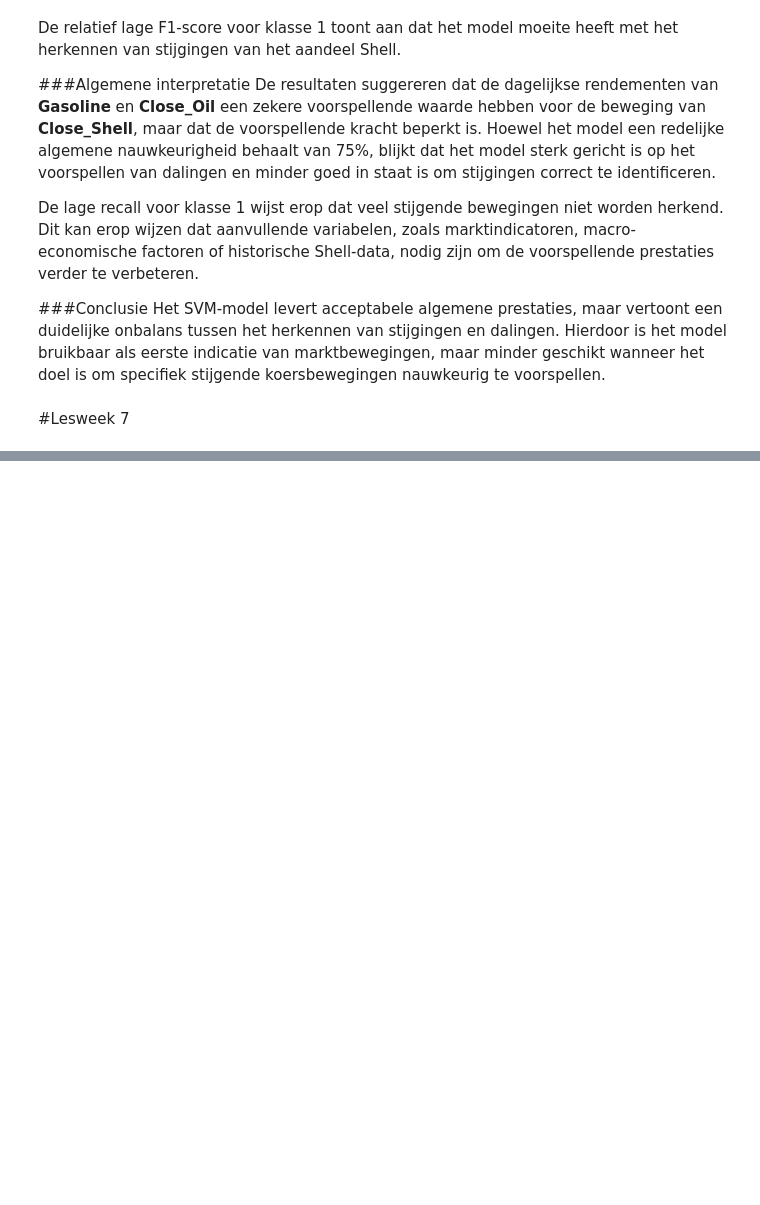
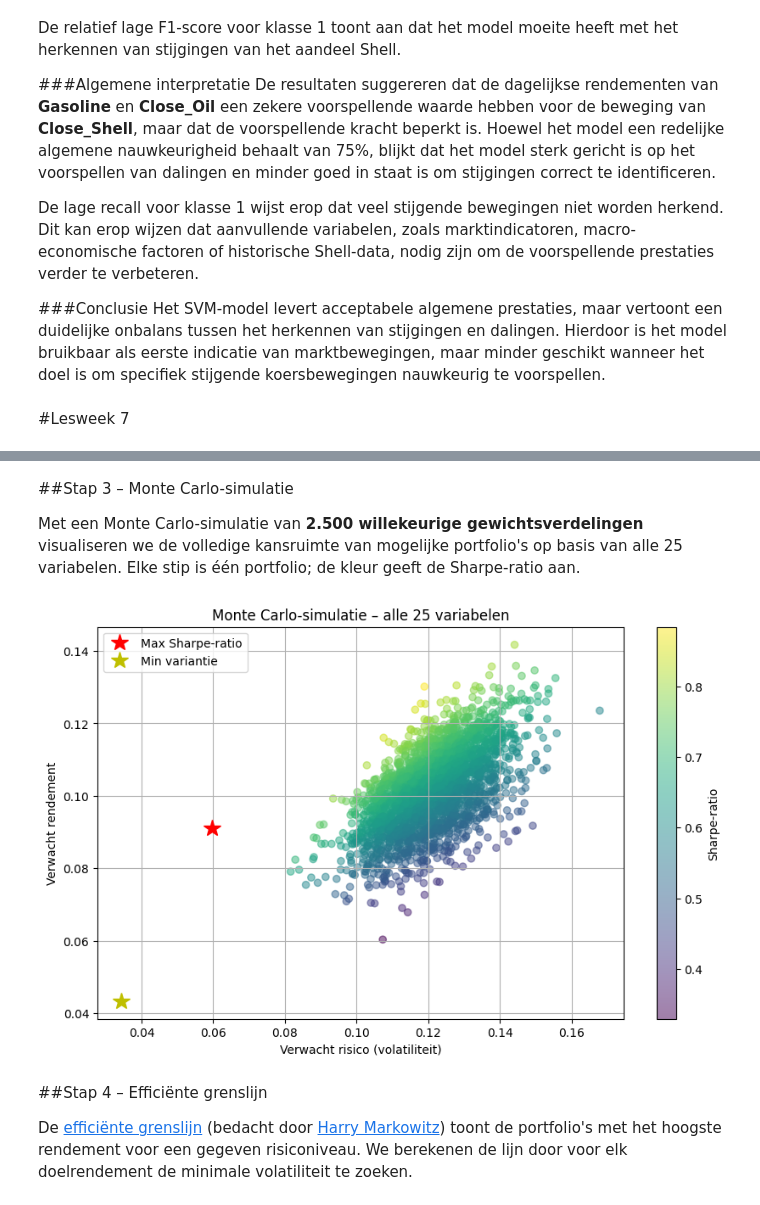
Before and after one commit to michaelraykuster-spec/Werkplaats-2-opdracht-Groep-3, a Jupyter notebook: Werkplaats_2_opdracht_Groep_3.ipynb, the cells around one changed output, grey strips where cells are left out. Cells and saved outputs as stored; diff of their text form; code cells hidden in the pictures; blank space fills up the shorter version.

```diff
--- a/Werkplaats_2_opdracht_Groep_3.ipynb
+++ b/Werkplaats_2_opdracht_Groep_3.ipynb
@@ -1346,0 +2284,5 @@ Het SVM-model levert acceptabele algemene prestaties, maar vertoont een duidelij
+# %%
+max_sharpe_totaal, min_risico_totaal = optimaliseer(rets_totaal)
+
+toon_resultaat('Totale portfolio – BESTE RENDEMENT/RISICO (max Sharpe-ratio)', max_sharpe_totaal['x'], rets_totaal)
+toon_resultaat('Totale portfolio – MIN RISICO (min variantie)', min_risico_totaal['x'], rets_totaal)
@@ -1346,0 +2307,40 @@ Het SVM-model levert acceptabele algemene prestaties, maar vertoont een duidelij
+# %% [markdown]
+##Stap 3 – Monte Carlo-simulatie
+
+Met een Monte Carlo-simulatie van **2.500 willekeurige gewichtsverdelingen** visualiseren we de volledige kansruimte van mogelijke portfolio's op basis van alle 25 variabelen. Elke stip is één portfolio; de kleur geeft de Sharpe-ratio aan.
+# %%
+Aantal_simulaties = 2500
+
+prets_t = []
+pvols_t = []
+
+for _ in range(Aantal_simulaties):
+    w = np.random.random(noa_totaal)
+    w /= np.sum(w)
+    prets_t.append(np.sum(rets_totaal.mean() * w) * 252)
+    pvols_t.append(np.sqrt(np.dot(w.T, np.dot(rets_totaal.cov() * 252, w))))
+
+prets_t = np.array(prets_t)
+pvols_t = np.array(pvols_t)
+
+plt.figure(figsize=(10, 6))
+plt.scatter(pvols_t, prets_t, c=(prets_t - rf) / pvols_t, marker='o', alpha=0.5)
+plt.plot(statistics(max_sharpe_totaal['x'], rets_totaal)[1],
+         statistics(max_sharpe_totaal['x'], rets_totaal)[0],
+         'r*', markersize=15, label='Max Sharpe-ratio')
+plt.plot(statistics(min_risico_totaal['x'], rets_totaal)[1],
+         statistics(min_risico_totaal['x'], rets_totaal)[0],
+         'y*', markersize=15, label='Min variantie')
+plt.colorbar(label='Sharpe-ratio')
+plt.xlabel('Verwacht risico (volatiliteit)')
+plt.ylabel('Verwacht rendement')
+plt.title('Monte Carlo-simulatie – alle 25 variabelen')
+plt.legend()
+plt.grid(True)
+plt.show()
+# %% [output]
+[figure, added]
+# %% [markdown]
+##Stap 4 – Efficiënte grenslijn
+
+De [efficiënte grenslijn](https://en.wikipedia.org/wiki/Efficient_frontier) (bedacht door [Harry Markowitz](https://en.wikipedia.org/wiki/Harry_Markowitz)) toont de portfolio's met het hoogste rendement voor een gegeven risiconiveau. We berekenen de lijn door voor elk doelrendement de minimale volatiliteit te zoeken.
```
Also changed, not shown: parts of 103 cells of this notebook.
